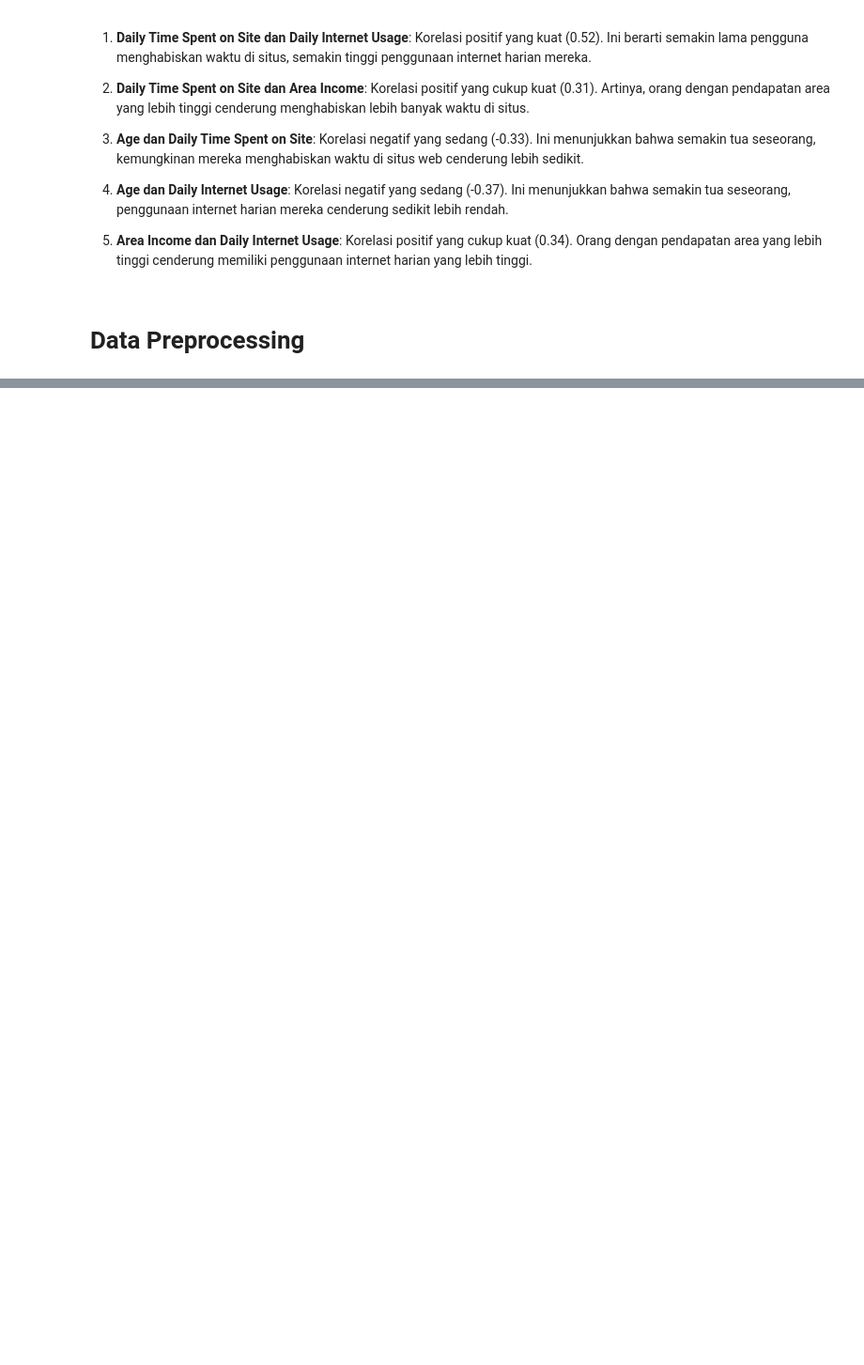
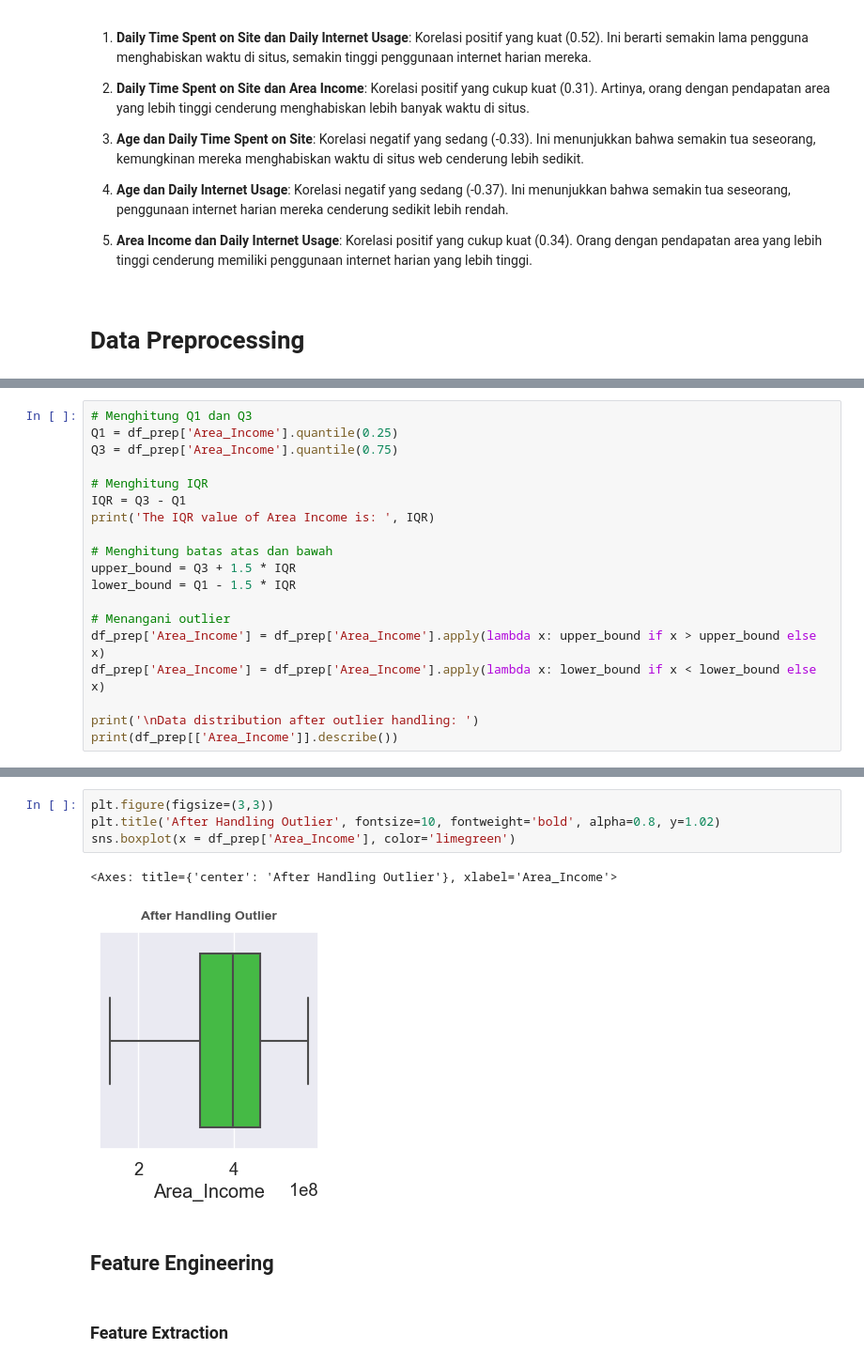
Before and after one commit to LimatanL/Predict-Customer-Clicked-Ads-Classification-by-Using-Machine-Learning, a Jupyter notebook: Predict-Customer-Clicked-Ads-Classification-by-Using-Machine-Learning.ipynb, the cells around one changed output, grey strips where cells are left out. Shown at 94% size. Cells and saved outputs as stored; diff of their text form; blank space fills up the shorter version.

```diff
--- a/Predict-Customer-Clicked-Ads-Classification-by-Using-Machine-Learning.ipynb
+++ b/Predict-Customer-Clicked-Ads-Classification-by-Using-Machine-Learning.ipynb
@@ -331,0 +424,19 @@ plt.show()
+# %%
+# Menghitung Q1 dan Q3
+Q1 = df_prep['Area_Income'].quantile(0.25)
+Q3 = df_prep['Area_Income'].quantile(0.75)
+
+# Menghitung IQR
+IQR = Q3 - Q1
+print('The IQR value of Area Income is: ', IQR)
+
+# Menghitung batas atas dan bawah
+upper_bound = Q3 + 1.5 * IQR
+lower_bound = Q1 - 1.5 * IQR
+
+# Menangani outlier
+df_prep['Area_Income'] = df_prep['Area_Income'].apply(lambda x: upper_bound if x > upper_bound else x)
+df_prep['Area_Income'] = df_prep['Area_Income'].apply(lambda x: lower_bound if x < lower_bound else x)
+
+print('\nData distribution after outlier handling: ')
+print(df_prep[['Area_Income']].describe())
@@ -331,0 +456,11 @@ plt.show()
+# %%
+plt.figure(figsize=(3,3))
+plt.title('After Handling Outlier', fontsize=10, fontweight='bold', alpha=0.8, y=1.02)
+sns.boxplot(x = df_prep['Area_Income'], color='limegreen')
+# %% [output]
+<Axes: title={'center': 'After Handling Outlier'}, xlabel='Area_Income'>
+[figure, added]
+# %% [markdown]
+## Feature Engineering
+# %% [markdown]
+### Feature Extraction
```
Also changed, not shown: parts of 49 cells of this notebook.
